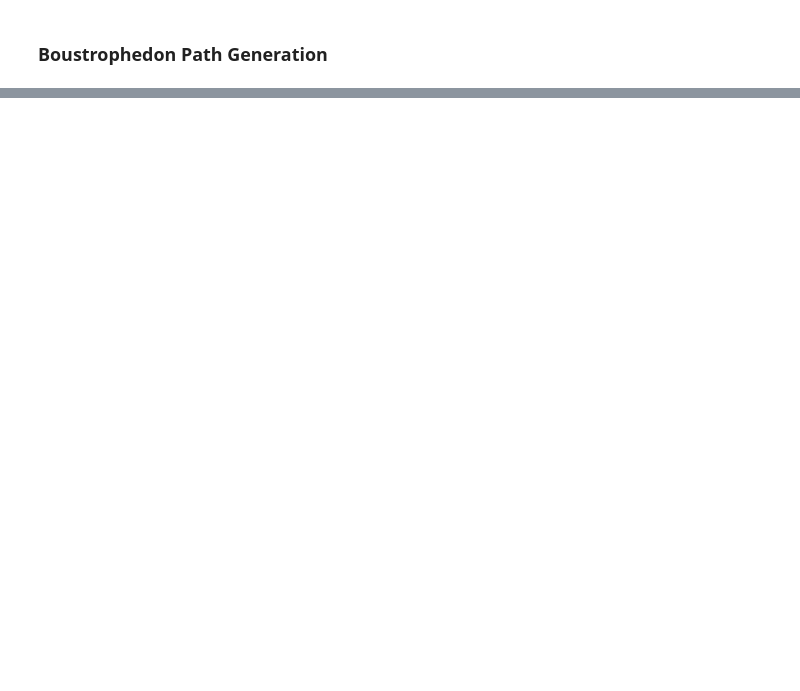
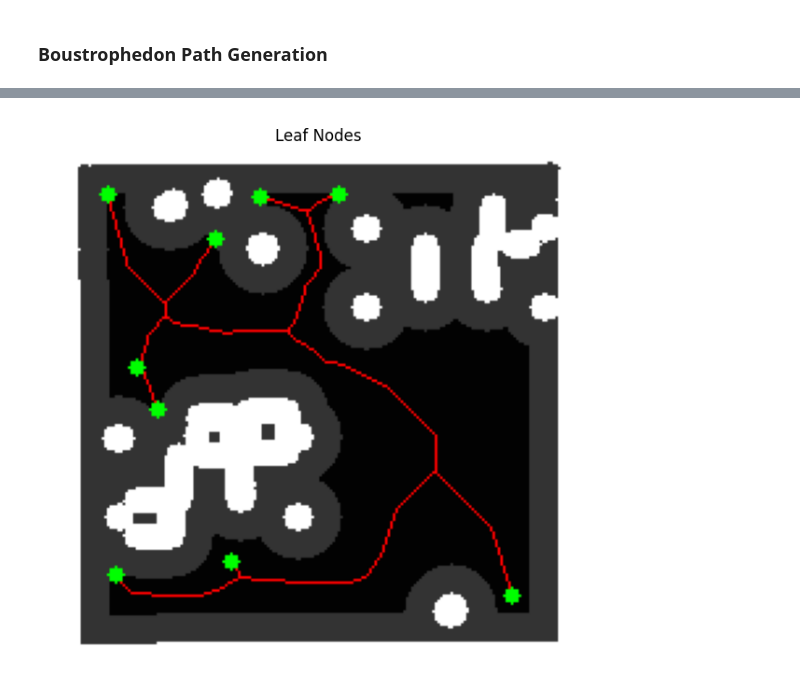
Before and after one commit to machine0herald/Mirte_Lab_Clean, a Jupyter notebook: mirte_lc_nav2/mirte_lc_nav2/test_nav.ipynb, the cells around one changed output, grey strips where cells are left out. Cells and saved outputs as stored; diff of their text form; code cells hidden in the pictures; blank space fills up the shorter version.

```diff
--- a/mirte_lc_nav2/mirte_lc_nav2/test_nav.ipynb
+++ b/mirte_lc_nav2/mirte_lc_nav2/test_nav.ipynb
@@ -114,0 +204,54 @@ generating full trajectory
+# %%
+# Generate waypoint graph
+navigator.set_waypoints(distance=5.0)
+
+# Create visualization image
+graph_img = cv2.cvtColor(map_img.copy(), cv2.COLOR_GRAY2RGB)
+
+# Draw graph edges
+for edge in navigator.graph.edges:
+
+    n1, n2 = edge
+
+    p1 = navigator.graph.nodes[n1]['pos']
+    p2 = navigator.graph.nodes[n2]['pos']
+
+    # Convert world -> image coordinates
+    x1 = int((p1[0] / navigator.map_resolution) + navigator.origin[1])
+    y1 = int((p1[1] / navigator.map_resolution) + navigator.origin[0])
+
+    x2 = int((p2[0] / navigator.map_resolution) + navigator.origin[1])
+    y2 = int((p2[1] / navigator.map_resolution) + navigator.origin[0])
+
+    cv2.line(
+        graph_img,
+        (x1, y1),
+        (x2, y2),
+        (255, 0, 0),
+        1
+    )
+
+# Highlight leaf nodes
+leaf_nodes = navigator.find_leaf_nodes()
+
+for node in leaf_nodes:
+
+    point = navigator.graph.nodes[node]['pos']
+
+    px = int((point[0] / navigator.map_resolution) + navigator.origin[1])
+    py = int((point[1] / navigator.map_resolution) + navigator.origin[0])
+
+    leaf_img = cv2.circle(
+        graph_img,
+        (px, py),
+        radius=3,
+        color=(0, 255, 0),
+        thickness=-1
+    )
+
+show_imgs(
+    [graph_img],
+    ['Leaf Nodes']
+)
+# %% [output]
+[figure, added]
```
Also changed, not shown: parts of 12 cells of this notebook, 8 other files.
